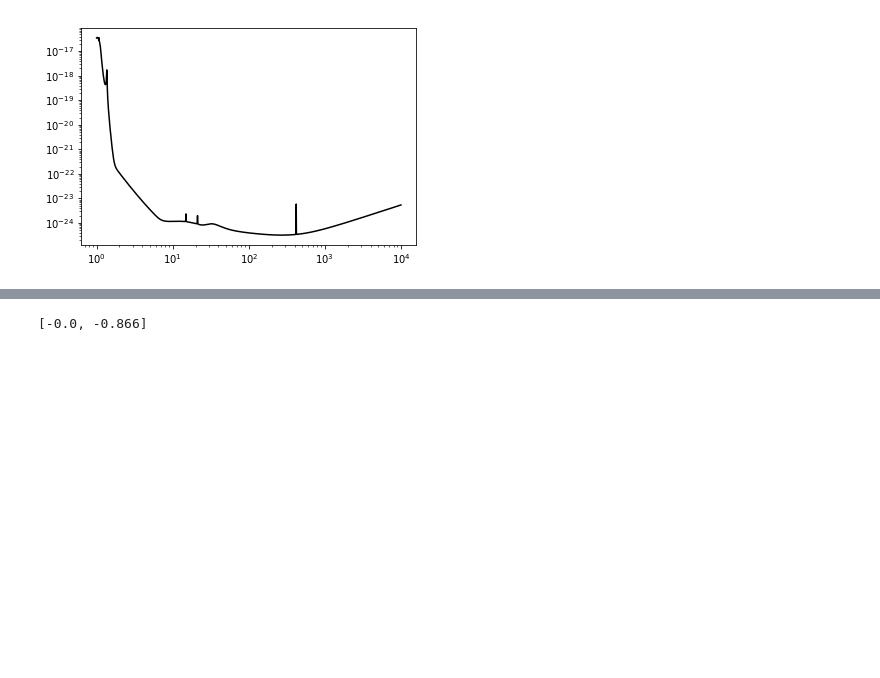
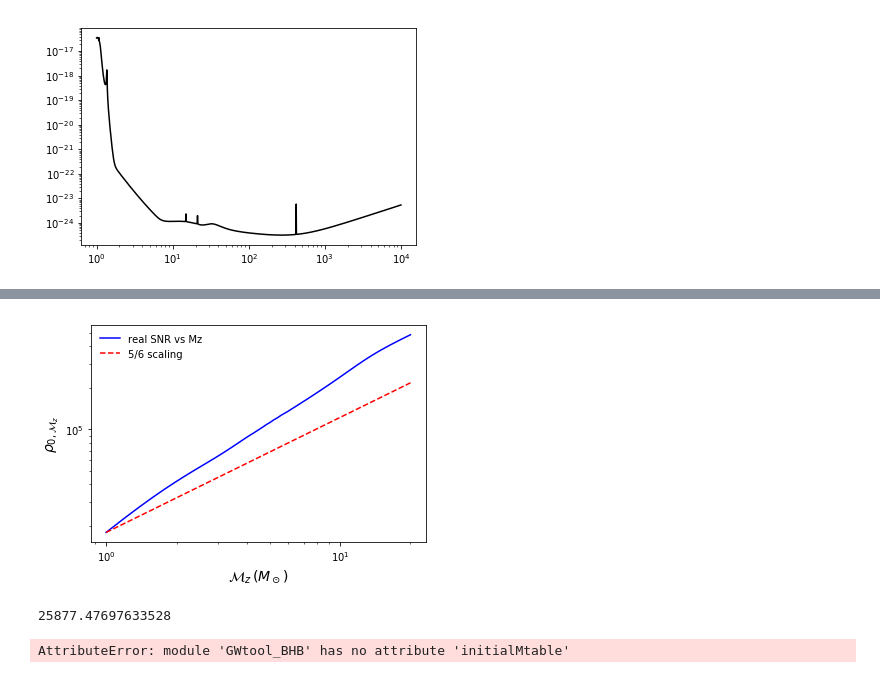
Before and after one commit to 13601121899/GWtoolbox_pathfinder, a Jupyter notebook: SNR_neutron.ipynb, the cells around one changed output, grey strips where cells are left out. Cells and saved outputs as stored; diff of their text form; code cells hidden in the pictures; blank space fills up the shorter version.

```diff
--- a/SNR_neutron.ipynb
+++ b/SNR_neutron.ipynb
@@ -206,4 +197,40 @@ SNR=4.873824e+02
-# %%
-F1(0,0,0)
-# %% [output]
-[-0.0, -0.866]
+# %%
+def rho0M(Mchirp,D0=1e3): #input red-shifted chirp mass (solar mass), give you the standard SNR
+    m0=Mchirp/0.87; # from chirp mass to individual mass of an equal mass binary.
+    factor=2.0*m0*15.4787466e-6 #second;
+    f0=np.pi*1e-3
+    delta=0; # delta is independent with the total mass
+    chi=0;
+    eta=0.25
+    def INTT(y):
+        fp=np.exp(y)
+        result=fp*gamma(fp/factor,m0,m0,chi0,chi0)[0]**2/Sn(fp/factor)
+        return result*1e-48
+    ###############################################
+    mu01=1-4.455*(1-chi)**0.217+3.521*(1-chi)**0.26 # independent of the total mass
+    mu02=(1-0.63*(1-chi)**0.3)*0.5
+    mu03=(1-0.63*(1-chi)**0.3)*(1-chi)**0.45*0.25
+    mu04=0.3236+0.04894*chi+0.01346*chi**2
+    ###############################################
+    f0=np.pi*1e-3
+    f3=mu04+y104*eta+y114*eta*chi+y124*eta*chi**2+y204*eta**2+y214*eta**2*chi+y304*eta**3;
+    ylow=max(np.log(f0),np.log(min(freq*factor)))
+    yhigh=np.log(f3)
+    rhosq=sci.integrate.quad(INTT,ylow,yhigh)
+    rhosq=4.0*C(m0,m0,D0,0,0,0,0)**2*rhosq[0]*1e48/factor
+    rho=np.sqrt(rhosq)
+    return rho
+# %%
+Mz=np.linspace(1,20,100)
+RHO=[rho0M(mz) for mz in Mz]
+RHO2=[rho0M(1.)*mz**0.8333 for mz in Mz]
+plt.yscale('log')
+plt.xscale('log')
+plt.xlabel(r'$\mathcal{M}_z\,(M_\odot)$',fontsize=14)
+plt.ylabel(r'$\rho_{0,\mathcal{M}_z}$',fontsize=14)
+plt.plot(Mz,RHO,'b',label='real SNR vs Mz')
+plt.plot(Mz,RHO2,'r--',label='5/6 scaling')
+plt.legend(frameon=False)
+plt.savefig('MvsSNR.eps')
+# %% [output]
+[figure, added]
@@ -209,0 +239,8 @@ F1(0,0,0)
+# %%
+GWtool_BHB.rho0M(1.31)
+# %% [output]
+25877.47697633528
+# %%
+GWtool_BHB.initialMtable()
+# %% [output]
+AttributeError: module 'GWtool_BHB' has no attribute 'initialMtable'
```
Also changed, not shown: parts of 7 cells of this notebook.
